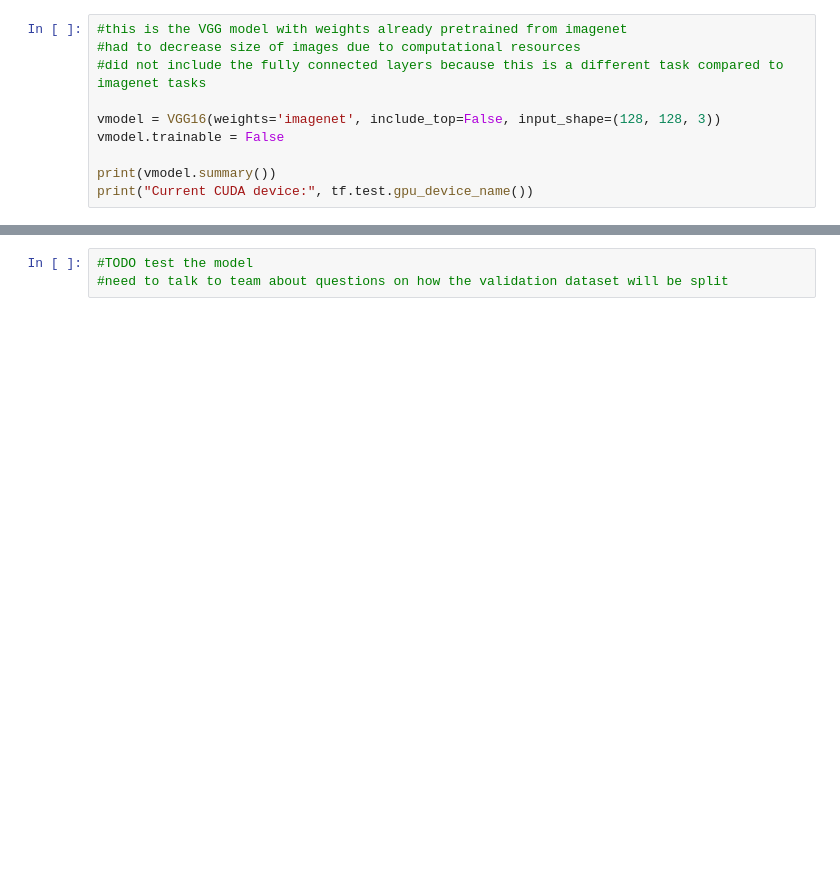
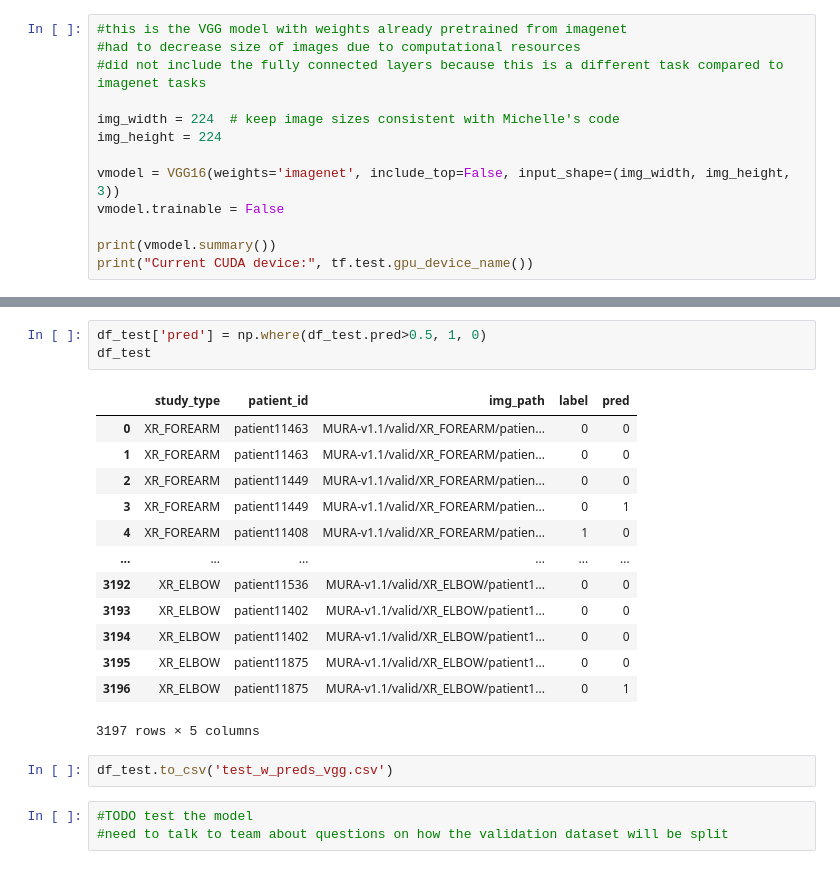
Before and after one commit to AmiRaGaL/MURA-Classification, a Jupyter notebook: vggModel.ipynb, the cells around one changed output, grey strips where cells are left out. Cells and saved outputs as stored; diff of their text form; blank space fills up the shorter version.

```diff
--- a/vggModel.ipynb
+++ b/vggModel.ipynb
@@ -60,7 +273,10 @@ print("train labels array shape ->", train_labels.shape)
 #had to decrease size of images due to computational resources
 #did not include the fully connected layers because this is a different task compared to imagenet tasks
 
-vmodel = VGG16(weights='imagenet', include_top=False, input_shape=(128, 128, 3))
+img_width = 224  # keep image sizes consistent with Michelle's code
+img_height = 224
+
+vmodel = VGG16(weights='imagenet', include_top=False, input_shape=(img_width, img_height, 3))
 vmodel.trainable = False
 
 print(vmodel.summary())
@@ -262,3 +492,22 @@ plt.show()
+# %%
+df_test['pred'] = np.where(df_test.pred>0.5, 1, 0)
+df_test
+# %% [output]
+|  | study_type | patient_id | img_path | label | pred |
+| 0 | XR_FOREARM | patient11463 | MURA-v1.1/valid/XR_FOREARM/patien... | 0 | 0 |
+| 1 | XR_FOREARM | patient11463 | MURA-v1.1/valid/XR_FOREARM/patien... | 0 | 0 |
+| 2 | XR_FOREARM | patient11449 | MURA-v1.1/valid/XR_FOREARM/patien... | 0 | 0 |
+| 3 | XR_FOREARM | patient11449 | MURA-v1.1/valid/XR_FOREARM/patien... | 0 | 1 |
+| 4 | XR_FOREARM | patient11408 | MURA-v1.1/valid/XR_FOREARM/patien... | 1 | 0 |
+| ... | ... | ... | ... | ... | ... |
+| 3192 | XR_ELBOW | patient11536 | MURA-v1.1/valid/XR_ELBOW/patient1... | 0 | 0 |
+| 3193 | XR_ELBOW | patient11402 | MURA-v1.1/valid/XR_ELBOW/patient1... | 0 | 0 |
+| 3194 | XR_ELBOW | patient11402 | MURA-v1.1/valid/XR_ELBOW/patient1... | 0 | 0 |
+| 3195 | XR_ELBOW | patient11875 | MURA-v1.1/valid/XR_ELBOW/patient1... | 0 | 0 |
+| 3196 | XR_ELBOW | patient11875 | MURA-v1.1/valid/XR_ELBOW/patient1... | 0 | 1 |
+3197 rows × 5 columns
+# %%
+df_test.to_csv('test_w_preds_vgg.csv')
 # %%
 #TODO test the model
 #need to talk to team about questions on how the validation dataset will be split
```
Also changed, not shown: parts of 27 cells of this notebook, 2 other files.
